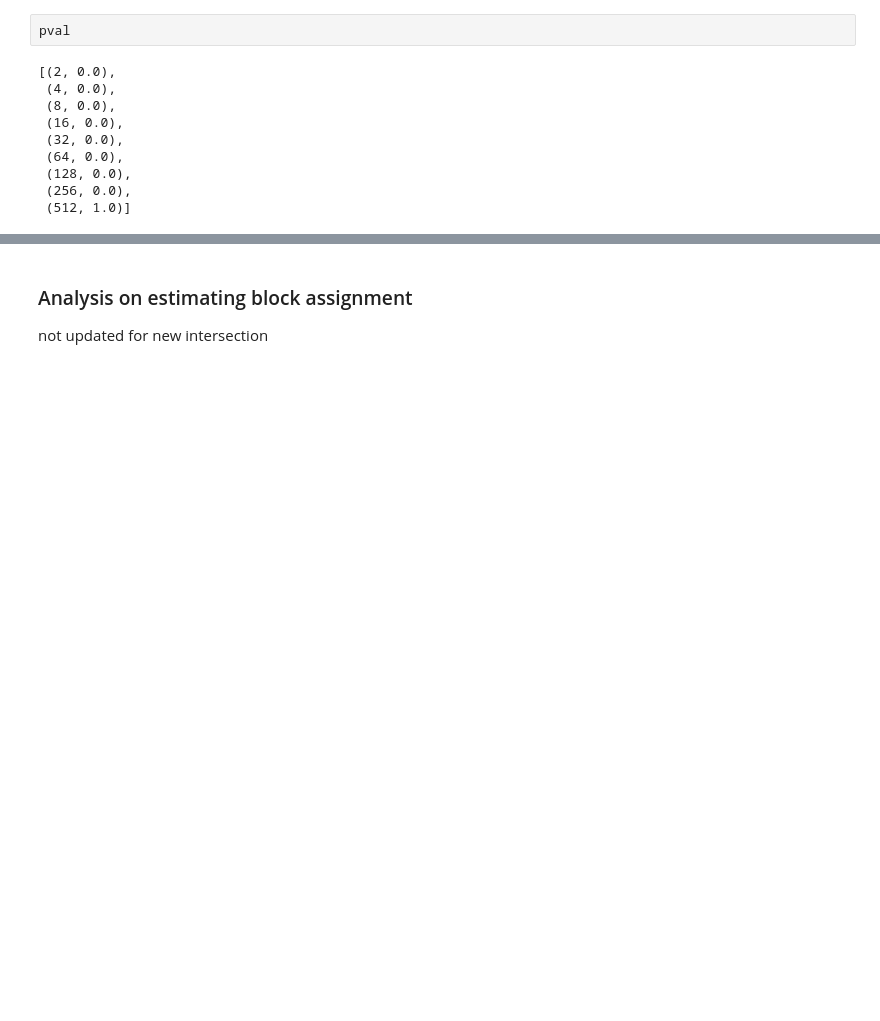
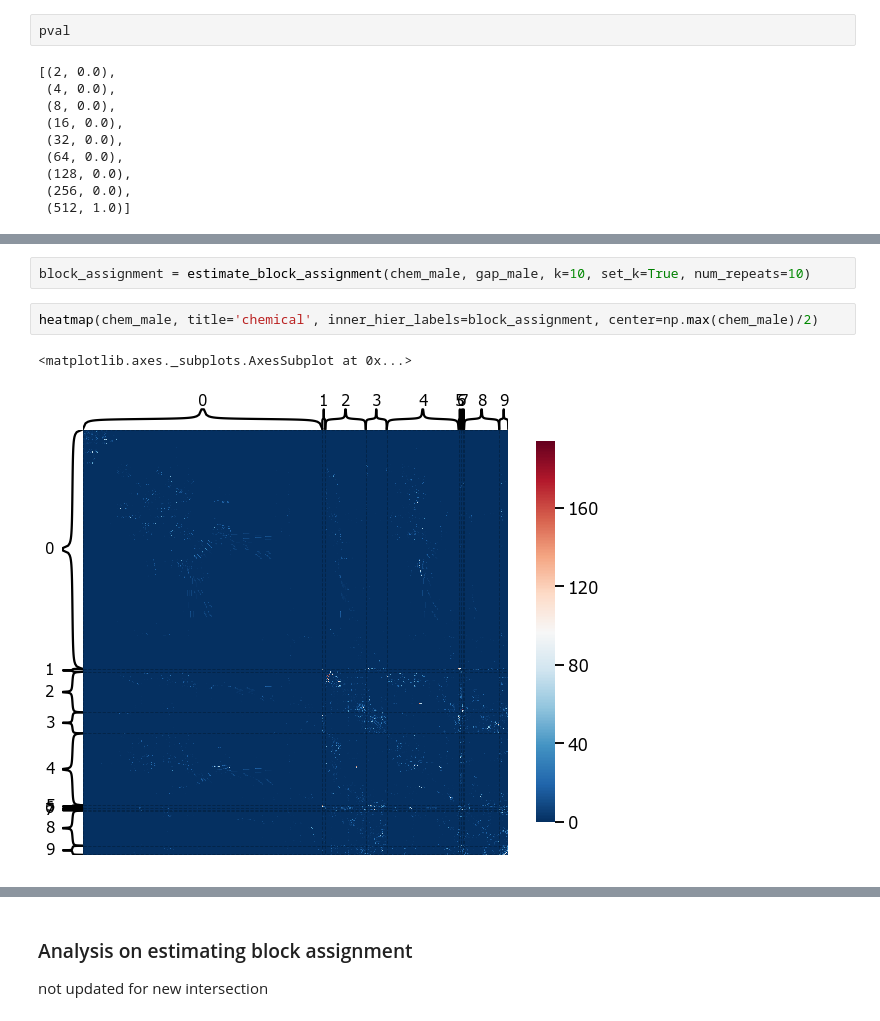
Before and after one commit to junhaobearxiong/graph_independence_test, a Jupyter notebook: notebooks/2019-03-27_real_data_celegans_chem_gap.ipynb, the cells around one changed output, grey strips where cells are left out. Drawn from its saved outputs; the diff is of its cells as text; blank space fills up the shorter version.

```diff
--- a/notebooks/2019-03-27_real_data_celegans_chem_gap.ipynb
+++ b/notebooks/2019-03-27_real_data_celegans_chem_gap.ipynb
@@ -157,0 +171,7 @@ pval
+# %%
+block_assignment = estimate_block_assignment(chem_male, gap_male, k=10, set_k=True, num_repeats=10)
+# %%
+heatmap(chem_male, title='chemical', inner_hier_labels=block_assignment, center=np.max(chem_male)/2)
+# %% [output]
+<matplotlib.axes._subplots.AxesSubplot at 0x...>
+[figure, added]
```
Also changed, not shown: parts of 14 cells of this notebook, 5 other files.
